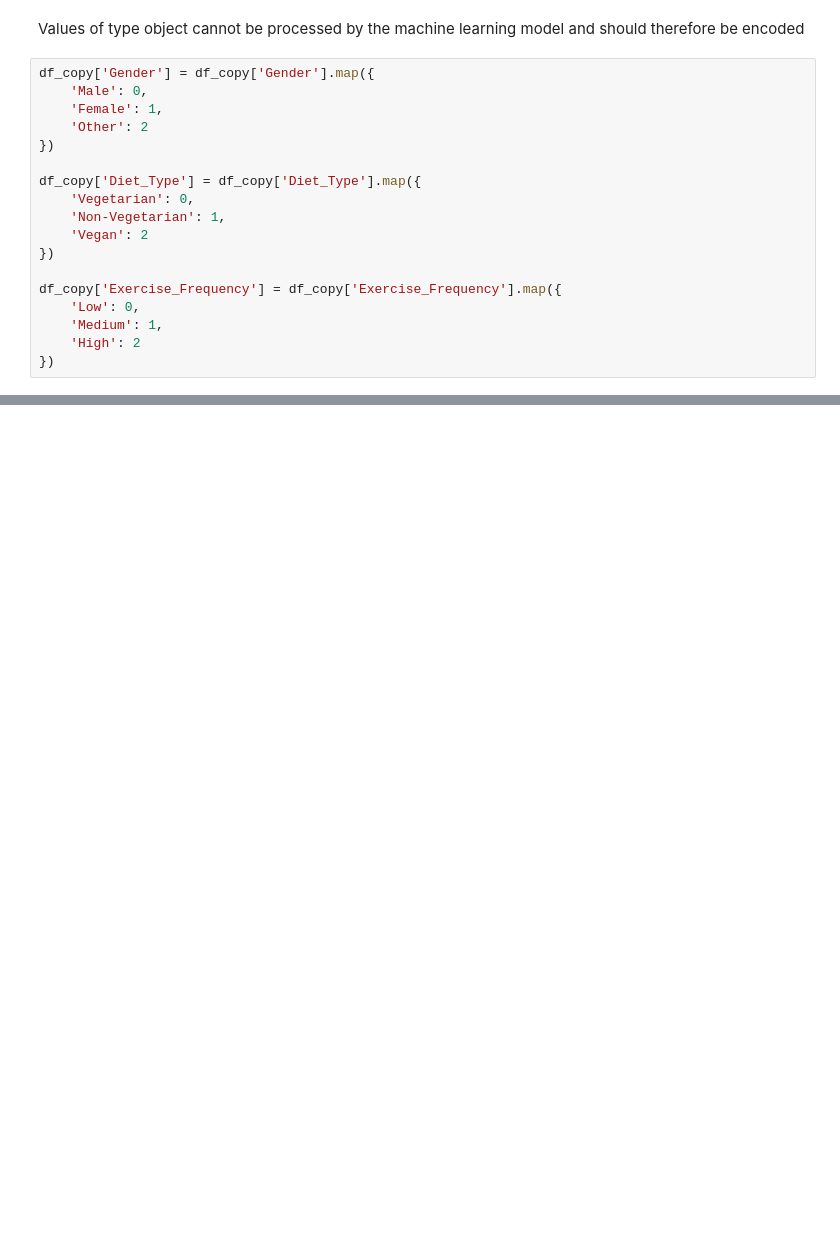
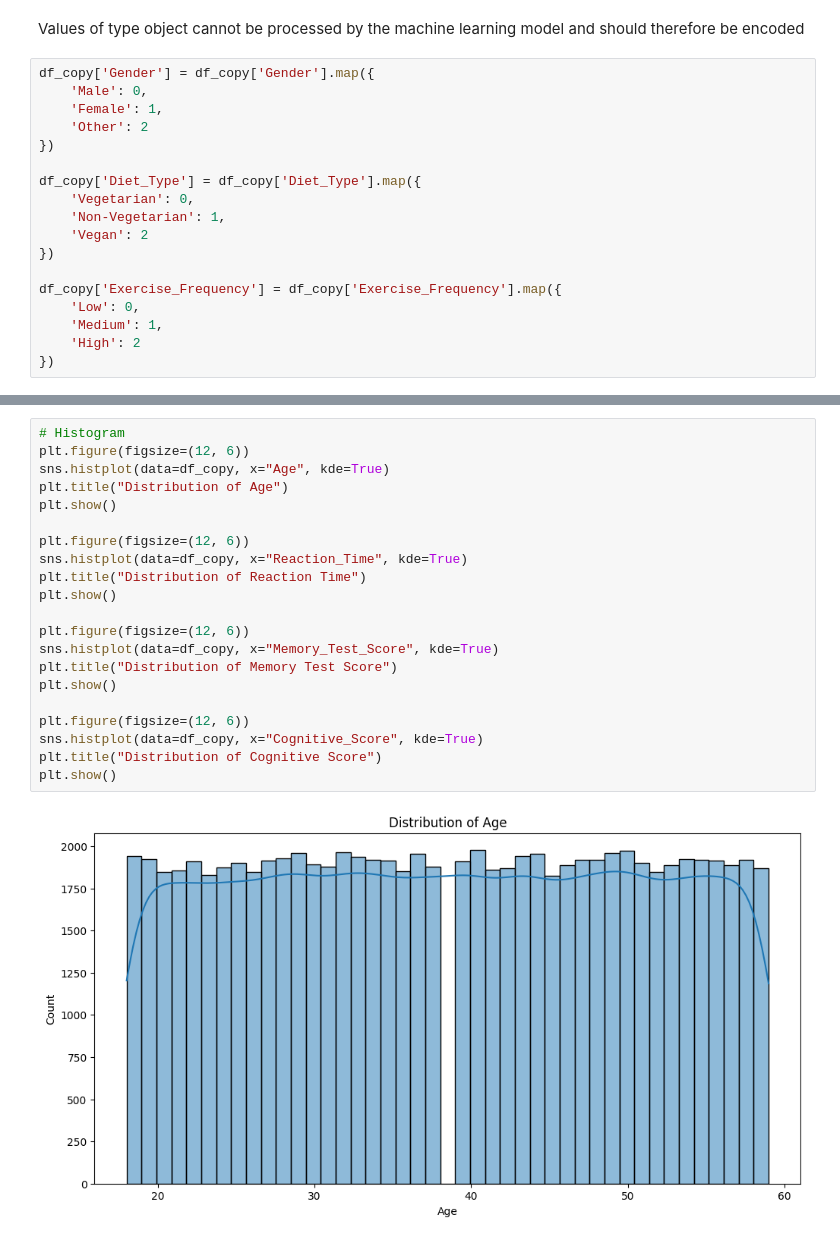
Before and after one commit to HebaTarekMahdi/Human-Cognitive-Performance-Analysis, a Jupyter notebook: demo.ipynb, the cells around one changed output, grey strips where cells are left out. Saved outputs shown, nothing was run; the diff lists cells and outputs as text; blank space fills up the shorter version.

```diff
--- a/demo.ipynb
+++ b/demo.ipynb
@@ -159,0 +222,23 @@ df_copy['Exercise_Frequency'] = df_copy['Exercise_Frequency'].map({
+# %%
+# Histogram
+plt.figure(figsize=(12, 6))
+sns.histplot(data=df_copy, x="Age", kde=True)
+plt.title("Distribution of Age")
+plt.show()
+
+plt.figure(figsize=(12, 6))
+sns.histplot(data=df_copy, x="Reaction_Time", kde=True)
+plt.title("Distribution of Reaction Time")
+plt.show()
+
+plt.figure(figsize=(12, 6))
+sns.histplot(data=df_copy, x="Memory_Test_Score", kde=True)
+plt.title("Distribution of Memory Test Score")
+plt.show()
+
+plt.figure(figsize=(12, 6))
+sns.histplot(data=df_copy, x="Cognitive_Score", kde=True)
+plt.title("Distribution of Cognitive Score")
+plt.show()
+# %% [output]
+[figure, added]
```
Also changed, not shown: parts of 15 cells of this notebook.
